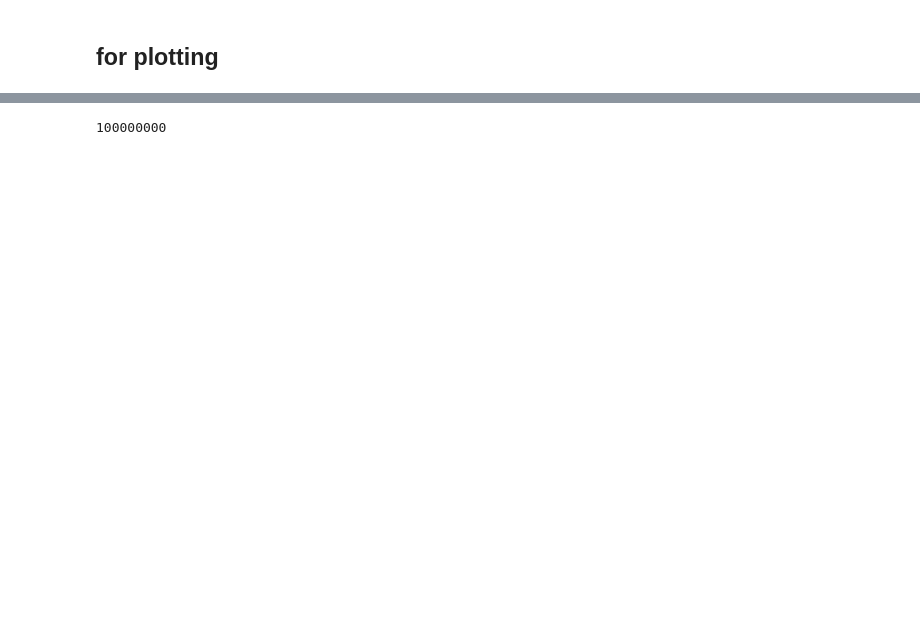
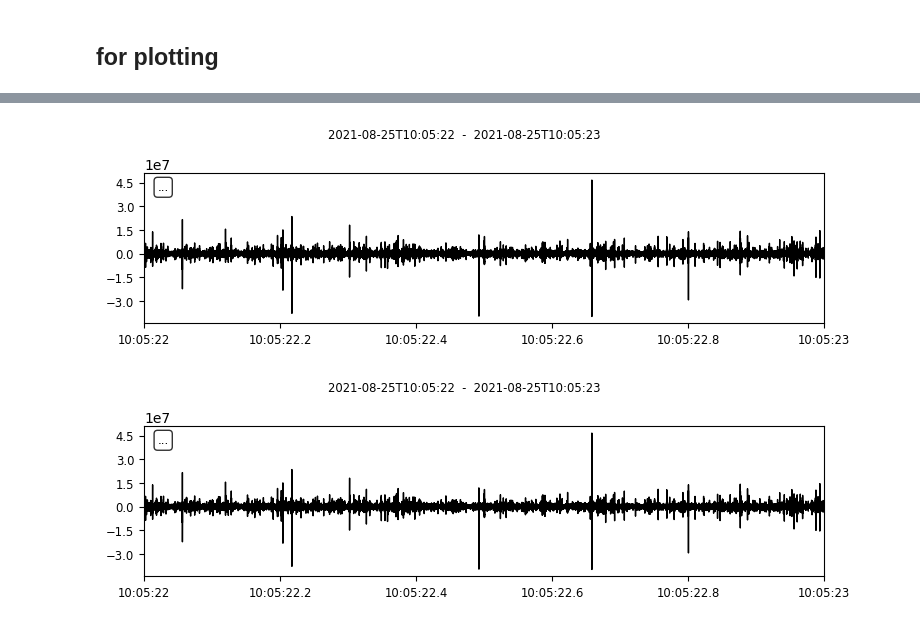
Before and after one commit to jhtong33/Code, a Jupyter notebook: 04_Detect_snap.ipynb, the cells around one changed output, grey strips where cells are left out. Cells and saved outputs as stored; diff of their text form; code cells hidden in the pictures; blank space fills up the shorter version.

```diff
--- a/04_Detect_snap.ipynb
+++ b/04_Detect_snap.ipynb
@@ -15,9 +15,9 @@ import pandas as pd
 import warnings
 warnings.filterwarnings('ignore')
 # %%
-path = '/Volumes/Data/Soundscape/02_KeeLung/2021/20210823-20210910/wav/'
+path = '/Volumes/Data/Soundscape/07_Tainan/G1/20231108-20231115/wav'
 
-S = -176.5 # end to end
+S = -174.7 # end to end
 P_ref = 1 # water: 1 uPa
 interval = 1 # min
 # %%
@@ -262,4 +276,5 @@ plot peak ........
 # %%
-10**8
+tr_cut
 # %% [output]
-100000000
+[figure, added]
+[figure, added]
```
Also changed, not shown: parts of 7 cells of this notebook, 16 other files.
